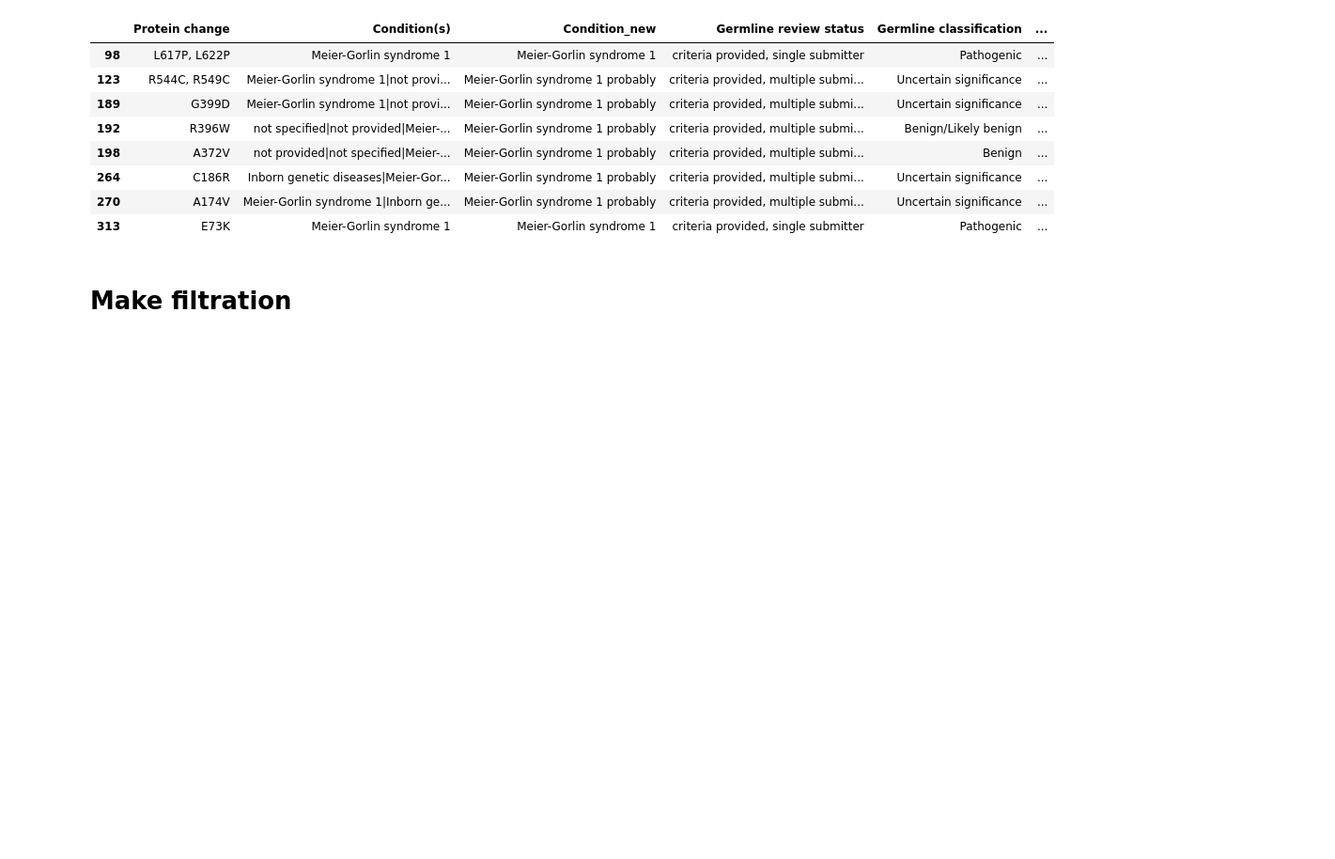
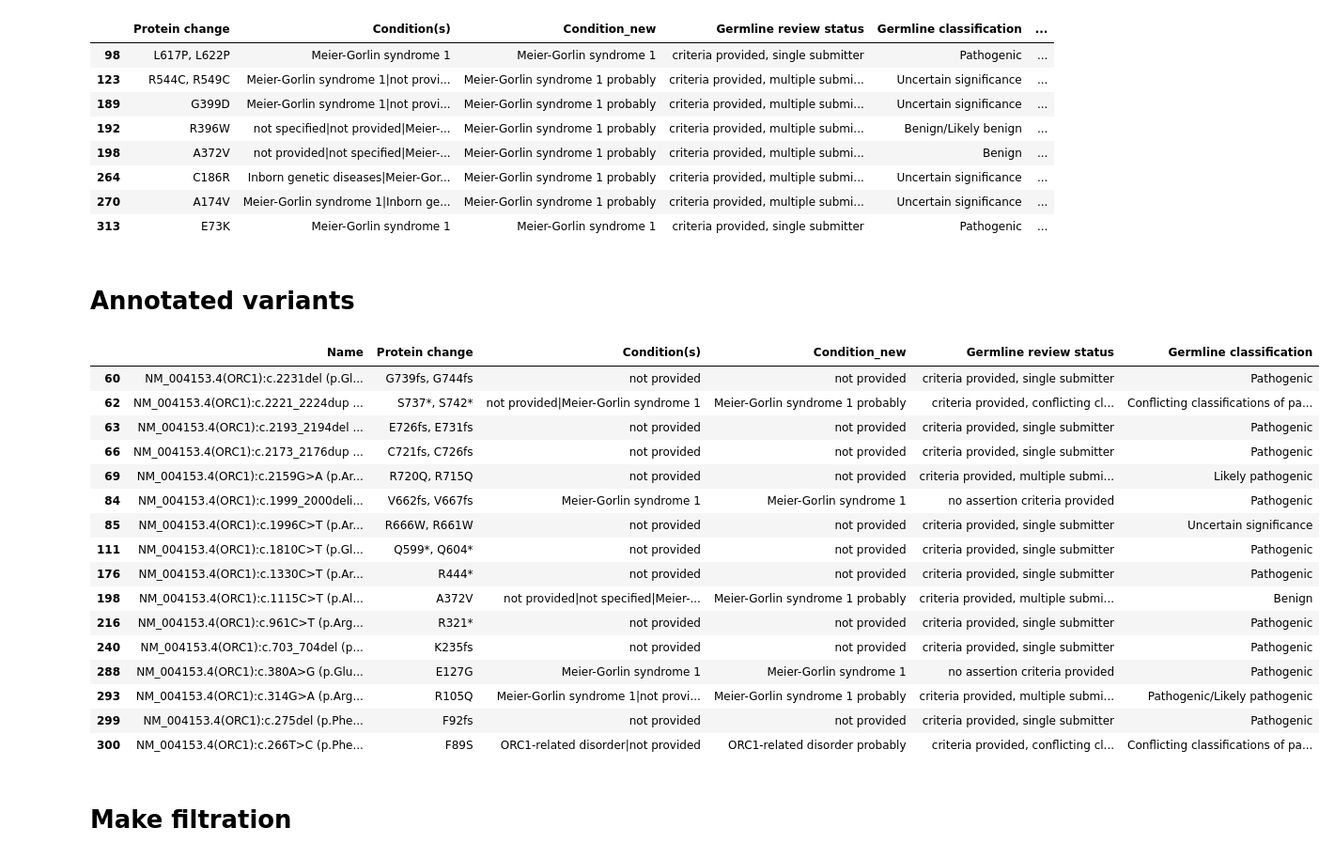
Before and after one commit to Lopatushka/ORC1, a Jupyter notebook: clinvar_analysis.ipynb, the cells around one changed output. Shown at 94% size. Cells and saved outputs as stored; diff of their text form; code cells hidden in the pictures; blank space fills up the shorter version.

Commit message:
add annotated variants

```diff
--- a/clinvar_analysis.ipynb
+++ b/clinvar_analysis.ipynb
@@ -76,6 +76,55 @@ df_LLPS
 | 264 | C186R | Inborn genetic diseases|Meier-Gor... | Meier-Gorlin syndrome 1 probably | criteria provided, multiple submi... | Uncertain significance | ... |
 | 270 | A174V | Meier-Gorlin syndrome 1|Inborn ge... | Meier-Gorlin syndrome 1 probably | criteria provided, multiple submi... | Uncertain significance | ... |
 | 313 | E73K | Meier-Gorlin syndrome 1 | Meier-Gorlin syndrome 1 | criteria provided, single submitter | Pathogenic | ... |
+# %% [markdown]
+# Annotated variants
+# %%
+# List of Names from clinvar_xml notebook
+mutations_annotated = ['p.Glu127Gly',
+ 'p.Val667fs',
+ 'NM_004153.4(ORC1):c.1482-2A>G',
+ 'p.Phe89Ser',
+ 'p.Arg720Gln',
+ 'p.Arg666Trp',
+ 'p.Ala372Val',
+ 'p.Ser742Ter',
+ 'p.Gly744fs',
+ 'p.Arg444Ter',
+ 'p.Phe92fs',
+ 'p.Cys726fs',
+ 'p.Glu731fs',
+ 'p.Gln604Ter',
+ 'p.Arg321Ter',
+ 'p.Lys235fs',
+ 'p.Arg105Gln']
+
+# Escape special characters in mutation names
+escaped_mutations = [re.escape(mut) for mut in mutations_annotated]
+
+# Create a regex pattern from the escaped list
+pattern = '|'.join(escaped_mutations)
+
+df_annotated = df[df['Name'].str.contains(pattern, na=False, case=False, regex=True)]
+# %%
+df_annotated[['Name', 'Protein change', 'Condition(s)', 'Condition_new', 'Germline review status', 'Germline classification']]
+# %% [output]
+|  | Name | Protein change | Condition(s) | Condition_new | Germline review status | Germline classification |
+| 60 | NM_004153.4(ORC1):c.2231del (p.Gl... | G739fs, G744fs | not provided | not provided | criteria provided, single submitter | Pathogenic |
+| 62 | NM_004153.4(ORC1):c.2221_2224dup ... | S737*, S742* | not provided|Meier-Gorlin syndrome 1 | Meier-Gorlin syndrome 1 probably | criteria provided, conflicting cl... | Conflicting classifications of pa... |
+| 63 | NM_004153.4(ORC1):c.2193_2194del ... | E726fs, E731fs | not provided | not provided | criteria provided, single submitter | Pathogenic |
+| 66 | NM_004153.4(ORC1):c.2173_2176dup ... | C721fs, C726fs | not provided | not provided | criteria provided, single submitter | Pathogenic |
+| 69 | NM_004153.4(ORC1):c.2159G>A (p.Ar... | R720Q, R715Q | not provided | not provided | criteria provided, multiple submi... | Likely pathogenic |
+| 84 | NM_004153.4(ORC1):c.1999_2000deli... | V662fs, V667fs | Meier-Gorlin syndrome 1 | Meier-Gorlin syndrome 1 | no assertion criteria provided | Pathogenic |
+| 85 | NM_004153.4(ORC1):c.1996C>T (p.Ar... | R666W, R661W | not provided | not provided | criteria provided, single submitter | Uncertain significance |
+| 111 | NM_004153.4(ORC1):c.1810C>T (p.Gl... | Q599*, Q604* | not provided | not provided | criteria provided, single submitter | Pathogenic |
+| 176 | NM_004153.4(ORC1):c.1330C>T (p.Ar... | R444* | not provided | not provided | criteria provided, single submitter | Pathogenic |
+| 198 | NM_004153.4(ORC1):c.1115C>T (p.Al... | A372V | not provided|not specified|Meier-... | Meier-Gorlin syndrome 1 probably | criteria provided, multiple submi... | Benign |
+| 216 | NM_004153.4(ORC1):c.961C>T (p.Arg... | R321* | not provided | not provided | criteria provided, single submitter | Pathogenic |
+| 240 | NM_004153.4(ORC1):c.703_704del (p... | K235fs | not provided | not provided | criteria provided, single submitter | Pathogenic |
+| 288 | NM_004153.4(ORC1):c.380A>G (p.Glu... | E127G | Meier-Gorlin syndrome 1 | Meier-Gorlin syndrome 1 | no assertion criteria provided | Pathogenic |
+| 293 | NM_004153.4(ORC1):c.314G>A (p.Arg... | R105Q | Meier-Gorlin syndrome 1|not provi... | Meier-Gorlin syndrome 1 probably | criteria provided, multiple submi... | Pathogenic/Likely pathogenic |
+| 299 | NM_004153.4(ORC1):c.275del (p.Phe... | F92fs | not provided | not provided | criteria provided, single submitter | Pathogenic |
+| 300 | NM_004153.4(ORC1):c.266T>C (p.Phe... | F89S | ORC1-related disorder|not provided | ORC1-related disorder probably | criteria provided, conflicting cl... | Conflicting classifications of pa... |
 # %% [markdown]
 # Make filtration
 # %%
```
Also changed, not shown: parts of 1 cell of this notebook.
